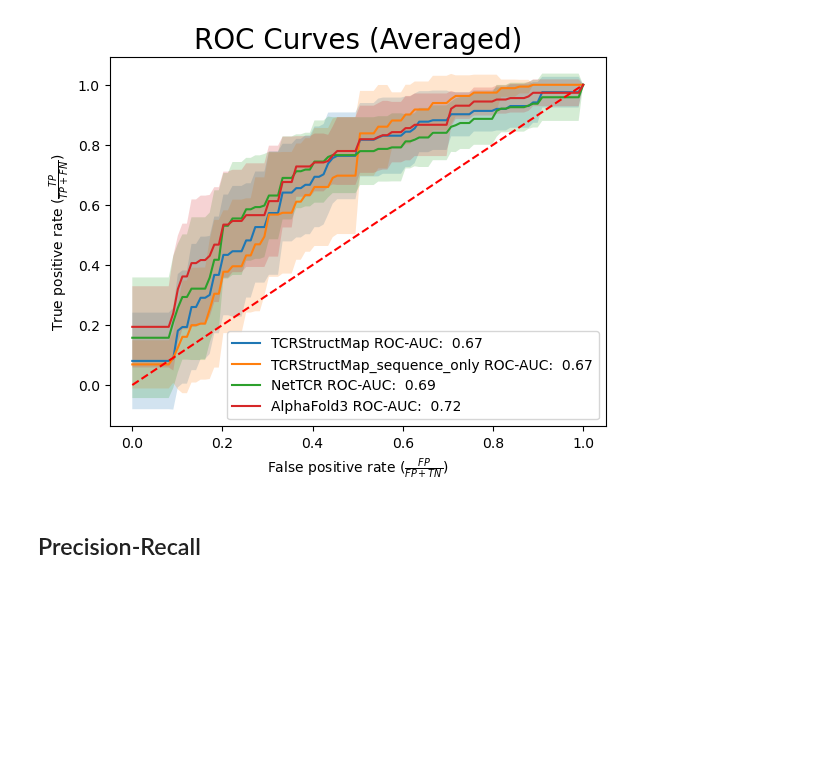
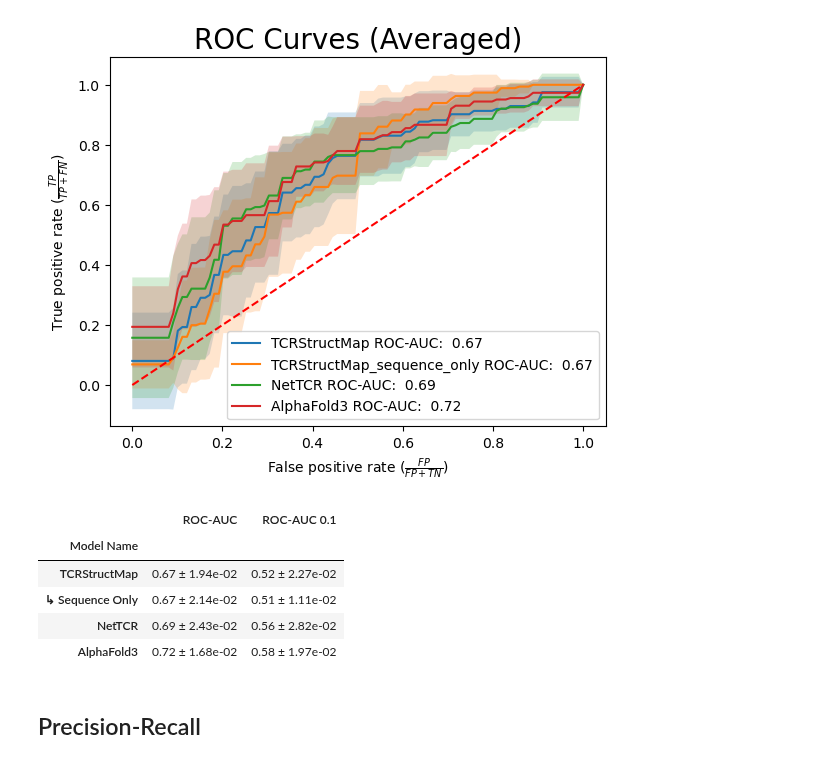
Before and after one commit to benjiemc/tcr-antigen-prediction, a Jupyter notebook: notebooks/benchmark_model_performance_against_af3.ipynb, the cells around one changed output. Cells and saved outputs as stored; diff of their text form; code cells hidden in the pictures; blank space fills up the shorter version.

```diff
--- a/notebooks/benchmark_model_performance_against_af3.ipynb
+++ b/notebooks/benchmark_model_performance_against_af3.ipynb
@@ -228,6 +216,61 @@ plt.legend()
 plt.show()
 # %% [output]
 [figure]
+# %%
+roc_results_agg = roc_results.groupby('model_name').agg(
+    {'roc_auc': ['mean', 'median', 'std', 'count'], 'roc_auc_01': ['mean', 'median', 'std', 'count']}
+)
+roc_results_agg = roc_results_agg.loc[sorted(roc_results_agg.index, key=model_name_sort_key)]
+roc_results_agg.index.name = roc_results_agg.index.name.title().replace('_', ' ')
+
+std_df = roc_results_agg.xs('std', axis=1, level=1)
+count_df = roc_results_agg.xs('count', axis=1, level=1)
+
+stderr_df = std_df / np.sqrt(count_df)
+stderr_df.columns = pd.MultiIndex.from_product([stderr_df.columns, ['stderr']])
+
+roc_results_agg = pd.concat([roc_results_agg, stderr_df], axis=1).sort_index(axis=1)
+roc_results_agg = roc_results_agg.loc[:, roc_results_agg.columns.get_level_values(1) != 'count']
+
+roc_results_agg_means = roc_results_agg.xs('mean', axis=1, level=1)
+roc_results_agg_stderrs = roc_results_agg.xs('stderr', axis=1, level=1)
+
+roc_results_agg = roc_results_agg_means.combine(
+    roc_results_agg_stderrs, lambda mean, se: mean.map('{:.2f}'.format) + ' ± ' + se.map('{:.2e}'.format)
+)
+
+roc_results_agg = roc_results_agg[['roc_auc', 'roc_auc_01']].rename(
+    lambda column_name: (column_name.title().replace('_', ' ').replace('Roc Auc', 'ROC-AUC').replace('01', '0.1')),
+    axis='columns',
+)
+roc_results_agg = roc_results_agg.rename({'TCRStructMap_sequence_only': f'{TAB}↳ Sequence Only'})
+
+roc_results_agg_styler = roc_results_agg.style
+
+
+def highlight_max(series: pd.Series, ref_vals: pd.Series) -> list[str]:
+    is_max = series.index == ref_vals.idxmax()
+    return ['font-weight: bold' if v else '' for v in is_max]
+
+
+for col in roc_results_agg.columns:
+    column_name = col.lower().replace(' ', '_').replace('-', '_').replace('.', '')
+    roc_results_agg_styler = roc_results_agg_styler.apply(
+        highlight_max, ref_vals=roc_results_agg_means[column_name], subset=[col]
+    )
+
+roc_results_agg_styler = roc_results_agg_styler.set_table_styles(
+    [{'selector': '.row_heading', 'props': [('text-align', 'left')]}]
+)
+
+roc_results_agg_styler
+# %% [output]
+|  | ROC-AUC | ROC-AUC 0.1 |
+| Model Name |  |  |
+| TCRStructMap | 0.67 ± 1.94e-02 | 0.52 ± 2.27e-02 |
+| ↳ Sequence Only | 0.67 ± 2.14e-02 | 0.51 ± 1.11e-02 |
+| NetTCR | 0.69 ± 2.43e-02 | 0.56 ± 2.82e-02 |
+| AlphaFold3 | 0.72 ± 1.68e-02 | 0.58 ± 1.97e-02 |
 # %% [markdown]
 ## Precision-Recall
 # %%
```
Also changed, not shown: parts of 8 cells of this notebook.
